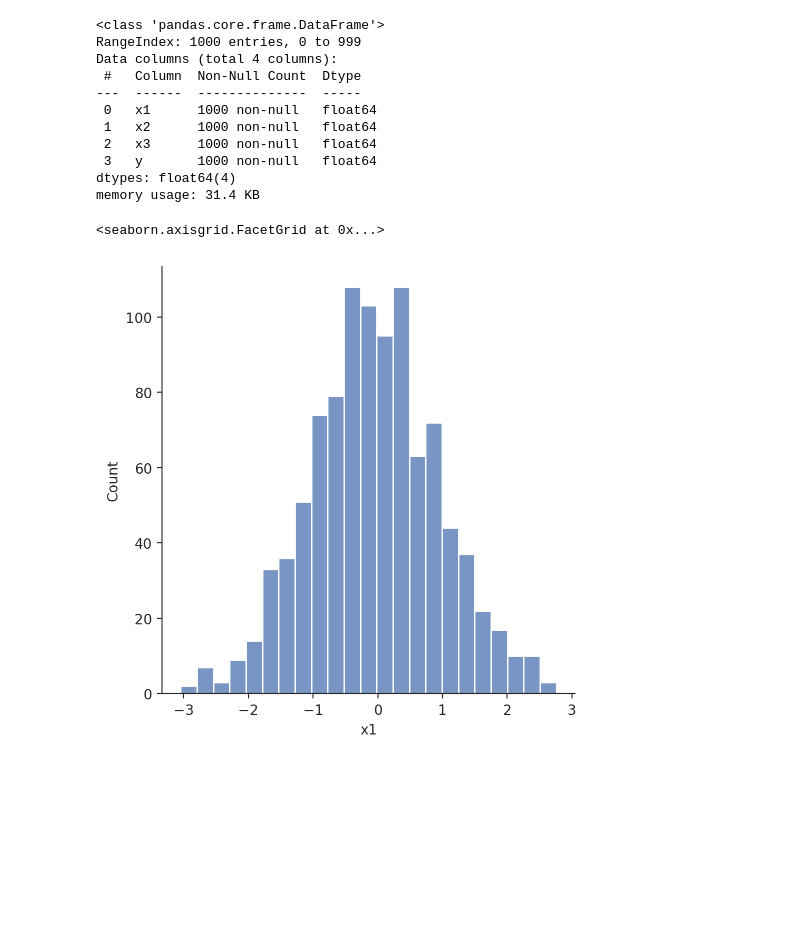
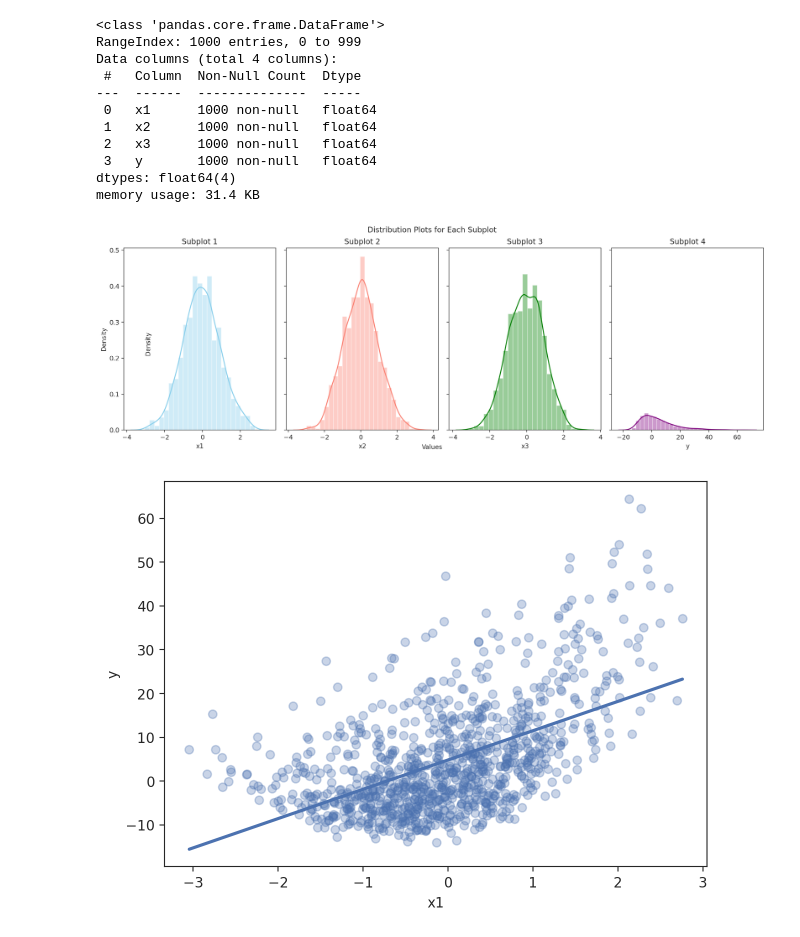
Before and after one commit to kessingtonosazee/GCP_Project_1, a Jupyter notebook: Week_2_lab_linear_regression_with_polynomial_and_interaction_Features.ipynb, the cells around one changed output. Drawn from its saved outputs; the diff is of its cells as text; code cells hidden in the pictures; blank space fills up the shorter version.

```diff
--- a/Week_2_lab_linear_regression_with_polynomial_and_interaction_Features.ipynb
+++ b/Week_2_lab_linear_regression_with_polynomial_and_interaction_Features.ipynb
@@ -89,9 +89,3 @@ Data columns (total 4 columns):
  3   y       1000 non-null   float64
 dtypes: float64(4)
 memory usage: 31.4 KB
-# %%
-# plot the distribution of the data set
-sns.displot(data= df['x1'])
-# %% [output]
-<seaborn.axisgrid.FacetGrid at 0x...>
-[figure, removed]
@@ -118,0 +92,38 @@ plt.show()
+# %%
+# visualize distribution
+# Create a 1x4 grid of subplots
+fig, axes = plt.subplots(1, 4, figsize=(15, 5), sharey=True)
+
+# Plotting the distribution for each subplot
+sns.distplot(df['x1'], kde=True, color="skyblue", ax=axes[0])
+axes[0].set_title("Subplot 1")
+
+sns.distplot(df['x2'], kde=True, color="salmon", ax=axes[1])
+axes[1].set_title("Subplot 2")
+
+sns.distplot(df['x3'], kde=True, color="green", ax=axes[2])
+axes[2].set_title("Subplot 3")
+
+sns.distplot(df['y'], kde=True, color="purple", ax=axes[3])
+axes[3].set_title("Subplot 4")
+
+# Add a common y-axis label
+fig.text(0.5, 0.04, 'Values', ha='center', va='center')
+fig.text(0.08, 0.5, 'Density', ha='center', va='center', rotation='vertical')
+
+# Adjust layout to prevent clipping of y-axis labels
+plt.tight_layout()
+
+# Show the plot
+plt.suptitle("Distribution Plots for Each Subplot", y=1.02)
+plt.show()
+# %% [output]
+[figure, added]
+# %%
+fig, ax = plt.subplots(figsize=(7,5))
+sns.regplot(
+    data=df, x='x1', y='y',
+    scatter_kws=dict(alpha=0.3), ax=ax, ci=None
+);
+# %% [output]
+[figure, added]
```
Also changed, not shown: parts of 6 cells of this notebook.
